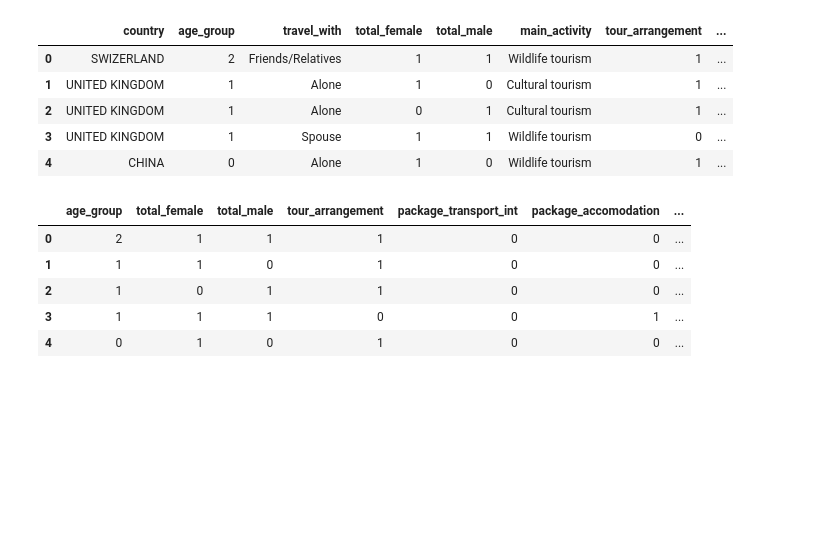
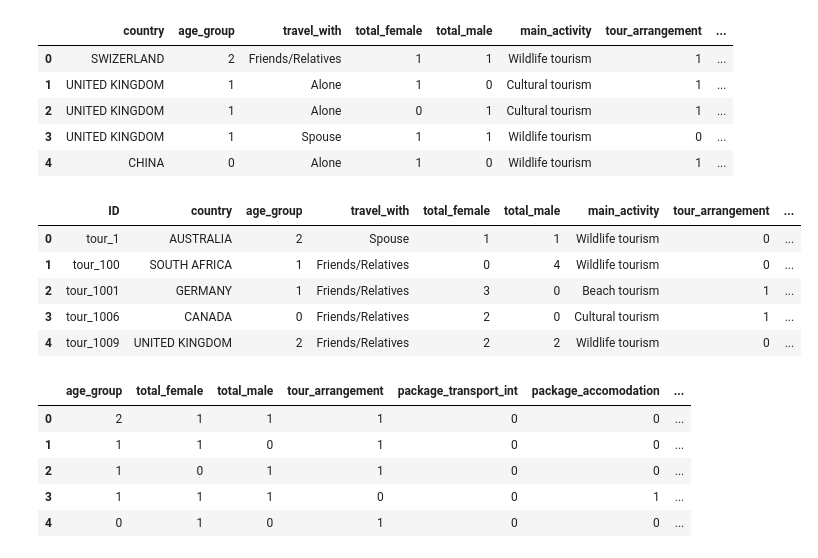
Before and after one commit to martinoywa/zindi-challenges, a Jupyter notebook: Tanzania Tourism Prediction/notebook.ipynb, the cells around one changed output. Saved outputs shown, nothing was run; the diff lists cells and outputs as text; code cells hidden in the pictures; blank space fills up the shorter version.

```diff
--- a/Tanzania Tourism Prediction/notebook.ipynb
+++ b/Tanzania Tourism Prediction/notebook.ipynb
@@ -233,6 +233,15 @@ train.head()
 | 2 | UNITED KINGDOM | 1 | Alone | 0 | 1 | Cultural tourism | 1 | ... |
 | 3 | UNITED KINGDOM | 1 | Spouse | 1 | 1 | Wildlife tourism | 0 | ... |
 | 4 | CHINA | 0 | Alone | 1 | 0 | Wildlife tourism | 1 | ... |
+# %%
+test.head()
+# %% [output]
+|  | ID | country | age_group | travel_with | total_female | total_male | main_activity | tour_arrangement | ... |
+| 0 | tour_1 | AUSTRALIA | 2 | Spouse | 1 | 1 | Wildlife tourism | 0 | ... |
+| 1 | tour_100 | SOUTH AFRICA | 1 | Friends/Relatives | 0 | 4 | Wildlife tourism | 0 | ... |
+| 2 | tour_1001 | GERMANY | 1 | Friends/Relatives | 3 | 0 | Beach tourism | 1 | ... |
+| 3 | tour_1006 | CANADA | 0 | Friends/Relatives | 2 | 0 | Cultural tourism | 1 | ... |
+| 4 | tour_1009 | UNITED KINGDOM | 2 | Friends/Relatives | 2 | 2 | Wildlife tourism | 0 | ... |
 # %%
 # one hot encode country travel_with, and main_activity
 one_hot_enc.fit(train[["country"]])
```
Also changed, not shown: parts of 7 cells of this notebook, 1 other file.
